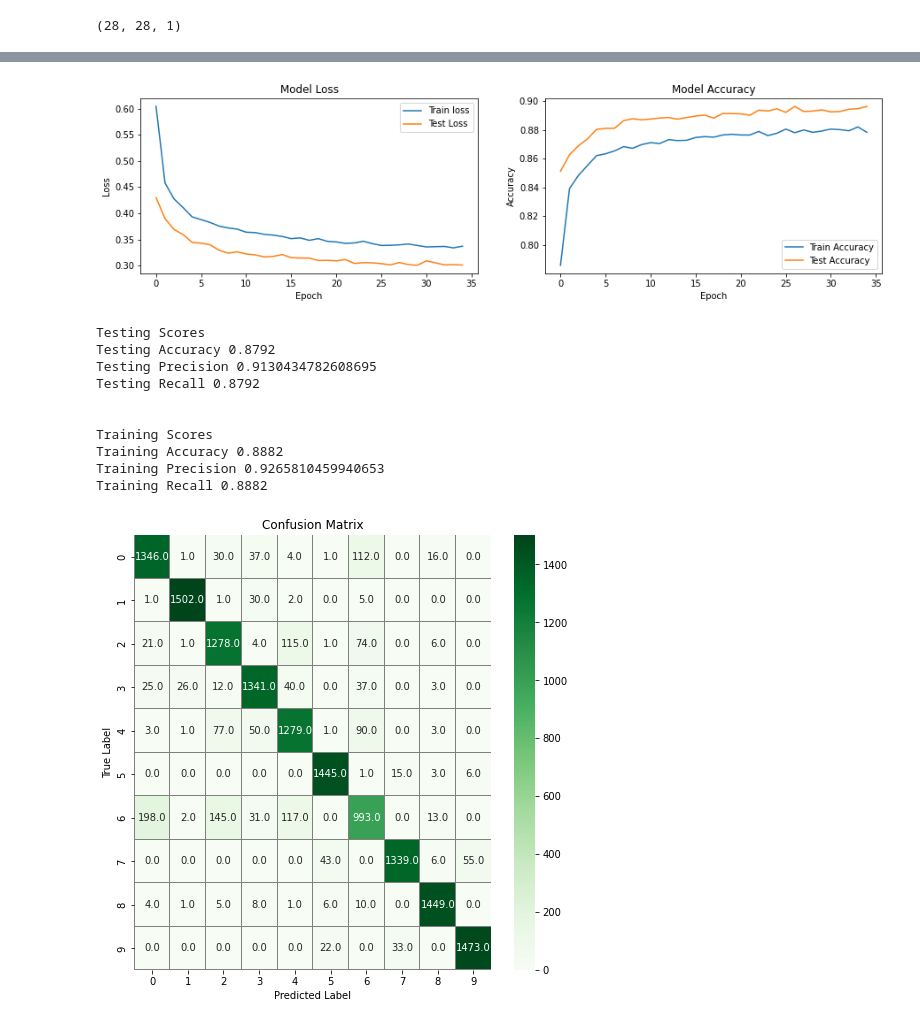
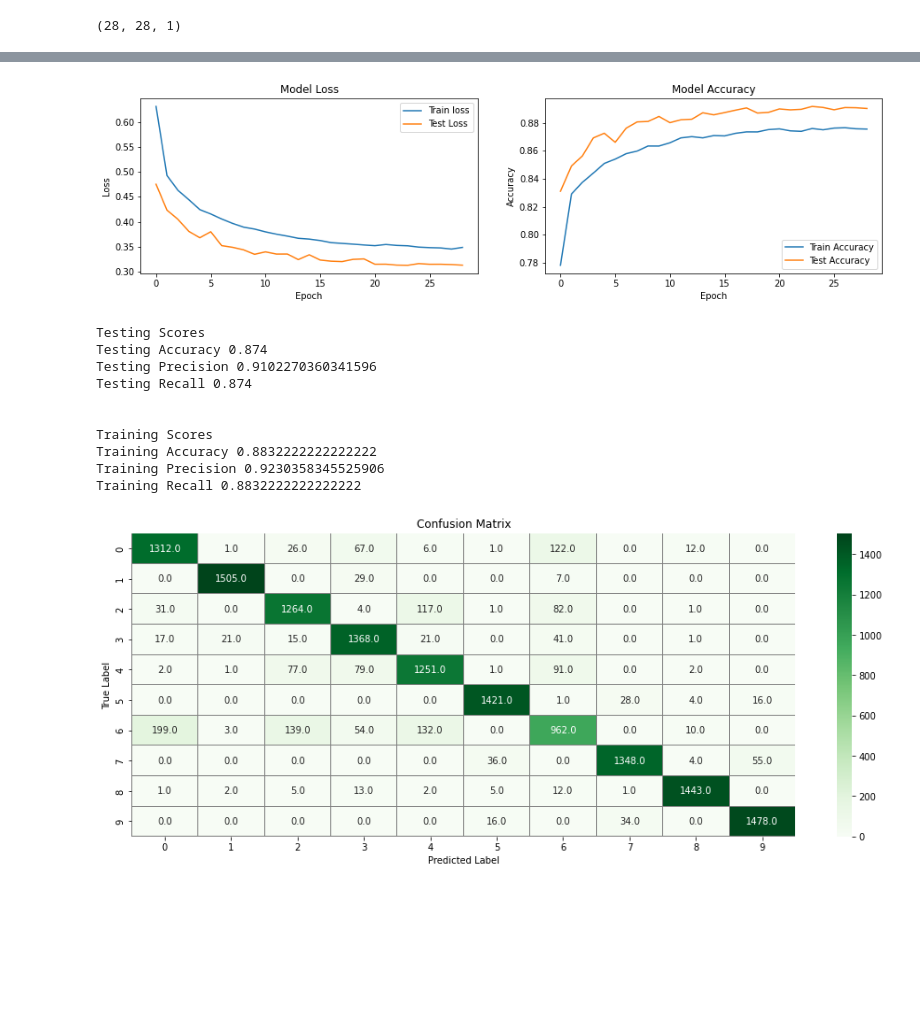
Before and after one commit to Savvy-Slowley/Fashion-MNIST-CNN-, a Jupyter notebook: Fashion_MNIST(CNN).ipynb, the cells around one changed output, grey strips where cells are left out. Cells and saved outputs as stored; diff of their text form; code cells hidden in the pictures; blank space fills up the shorter version.

```diff
--- a/Fashion_MNIST(CNN).ipynb
+++ b/Fashion_MNIST(CNN).ipynb
@@ -104,7 +119,7 @@ early_stopping = EarlyStopping(patience = 5) #After 5 epochs of the test loss in
 # Step 4: Fit our model
 history = model.fit(X_train, y_train,
                     validation_data = (X_test, y_test),
-                    epochs=50,
+                    epochs=100,
                     callbacks = [early_stopping])
 # %% [output]
 Epoch 1/100
@@ -143,7 +158,7 @@ plt.ylabel('Accuracy')
 plt.xlabel('Epoch')
 plt.legend();
 # %% [output]
-[figure, old version]
+[figure, new version]
 # %%
 print('Testing Scores')
 test_preds = np.rint(model.predict(X_test))
@@ -159,30 +174,30 @@ print('Training Precision', precision_score(y_train, train_preds, average='micro
 print('Training Recall', recall_score(y_train, train_preds, average='micro'))
 # %% [output]
 Testing Scores
-Testing Accuracy 0.8792
-Testing Precision 0.9130434782608695
-Testing Recall 0.8792
+Testing Accuracy 0.874
+Testing Precision 0.9102270360341596
+Testing Recall 0.874
 
 
 Training Scores
-Training Accuracy 0.8882
-Training Precision 0.9265810459940653
-Training Recall 0.8882
+Training Accuracy 0.8832222222222222
+Training Precision 0.9230358345525906
+Training Recall 0.8832222222222222
 # %%
 # Predict the values from the validation dataset
 Y_pred = model.predict(X_test)
 # Convert predictions classes to one hot vectors
 Y_pred_classes = np.argmax(Y_pred,axis = 1)
 # Convert validation observations to one hot vectors
 Y_true = np.argmax(y_test,axis = 1)
 # compute the confusion matrix
 confusion_mtx = confusion_matrix(Y_true, Y_pred_classes)
 # plot the confusion matrix
-f,ax = plt.subplots(figsize=(8, 8))
+f,ax = plt.subplots(figsize=(16, 6))
 sns.heatmap(confusion_mtx, annot=True, linewidths=0.01,cmap="Greens",linecolor="gray", fmt= '.1f',ax=ax)
 plt.xlabel("Predicted Label")
 plt.ylabel("True Label")
 plt.title("Confusion Matrix")
 plt.show()
 # %% [output]
-[figure, old version]
+[figure, new version]
```
Also changed, not shown: parts of 2 cells of this notebook.
